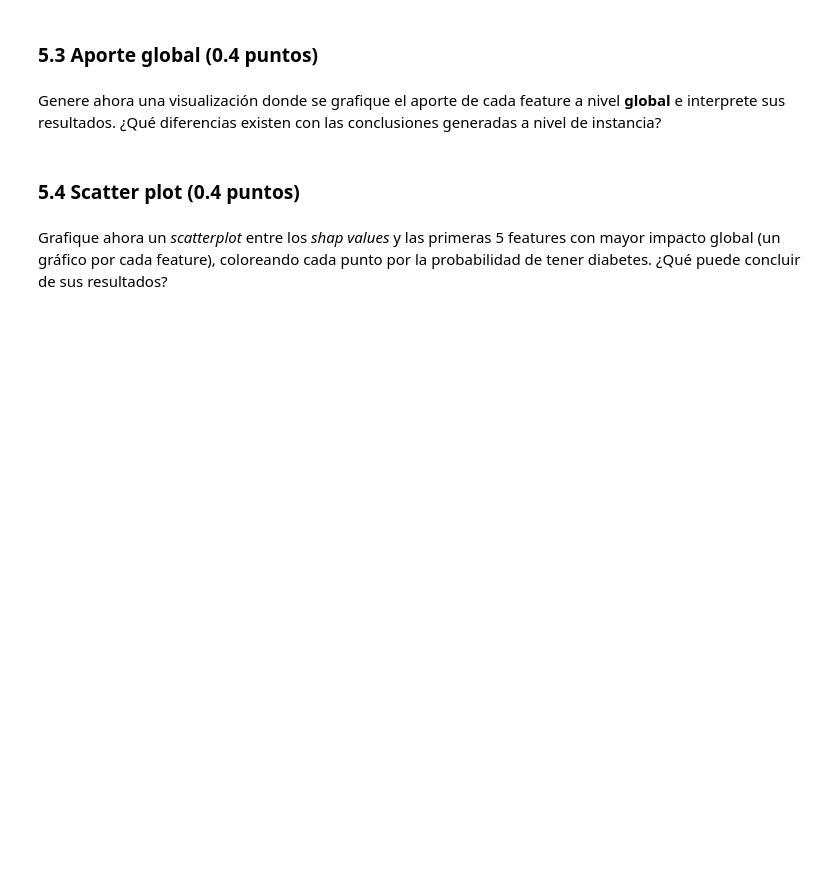
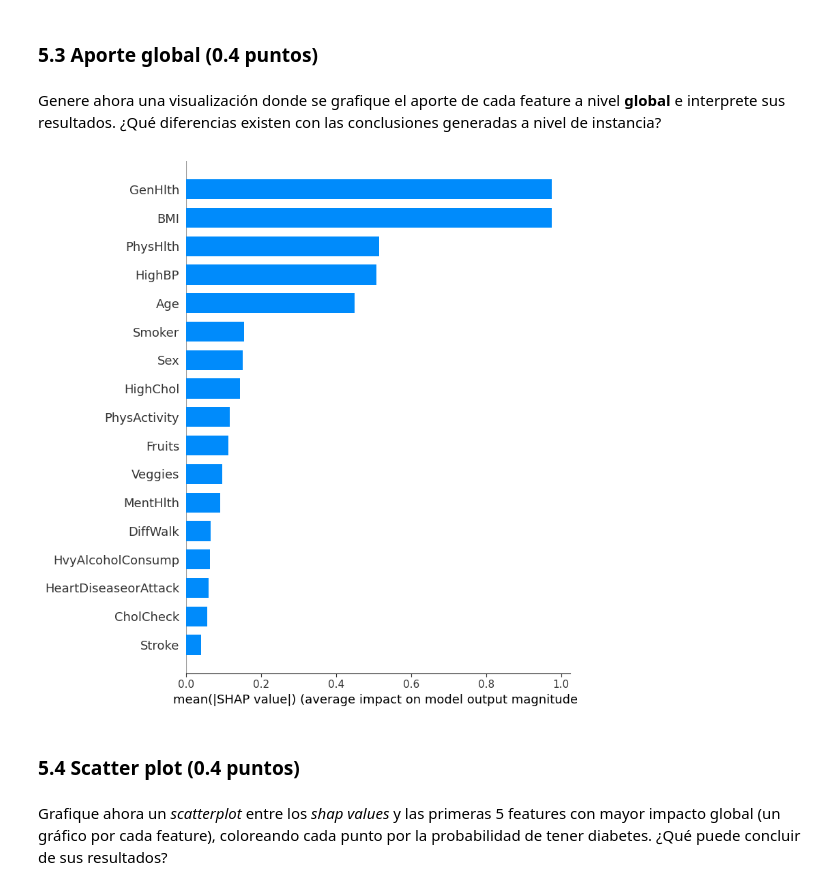
Before and after one commit to nicoacevedor/MDS7202, a Jupyter notebook: lab10/Lab10.ipynb, the cells around one changed output. Drawn from its saved outputs; the diff is of its cells as text; code cells hidden in the pictures; blank space fills up the shorter version.

```diff
--- a/lab10/Lab10.ipynb
+++ b/lab10/Lab10.ipynb
@@ -265,3 +272,7 @@ Genere ahora una visualización donde se grafique el aporte de cada feature a ni
+# %%
+shap.summary_plot(shap_values, X, plot_type="bar")
+# %% [output]
+[figure, added]
 # %% [markdown]
 ### 5.4 Scatter plot (0.4 puntos)
 # %% [markdown]
```
Also changed, not shown: parts of 14 cells of this notebook.
